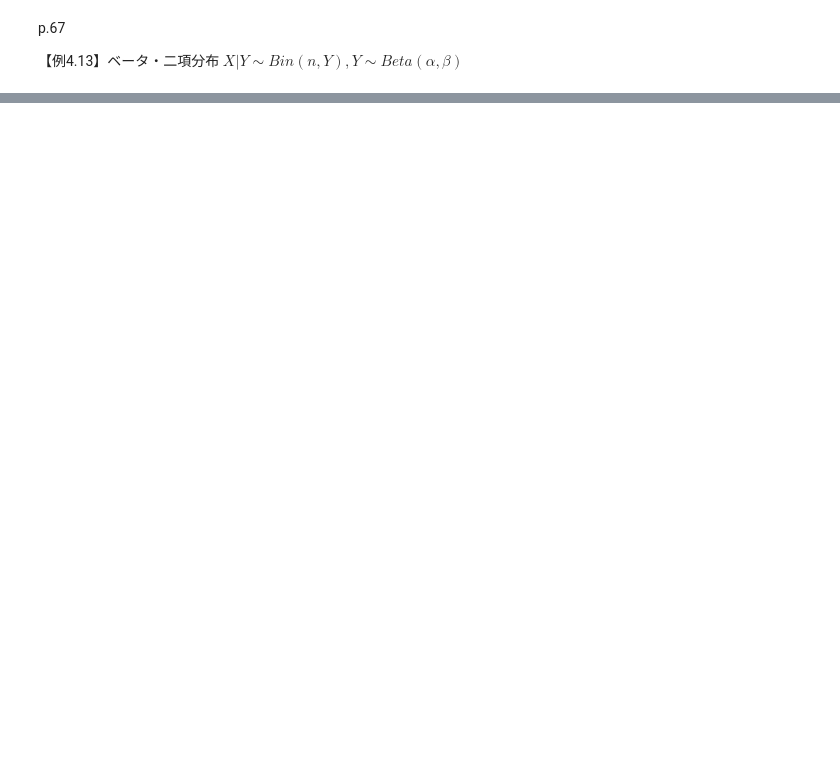
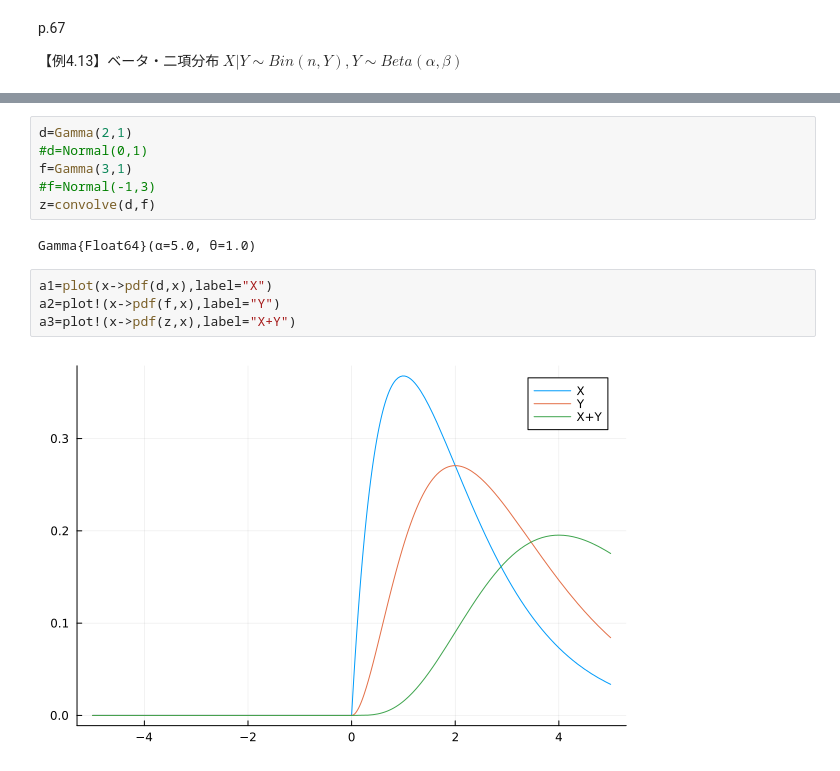
Before and after one commit to shimizudan/20230416dist, a Jupyter notebook: 417.ipynb, the cells around one changed output, grey strips where cells are left out. Saved outputs shown, nothing was run; the diff lists cells and outputs as text; blank space fills up the shorter version.

```diff
--- a/417.ipynb
+++ b/417.ipynb
@@ -12,0 +62,14 @@ surface(0:1:100, 0:.1:1, (x,y) ->  pdf(Binomial(n, y) ,x)*pdf(Beta(α,β),y),col
+# %%
+d=Gamma(2,1)
+#d=Normal(0,1)
+f=Gamma(3,1)
+#f=Normal(-1,3)
+z=convolve(d,f)
+# %% [output]
+Gamma{Float64}(α=5.0, θ=1.0)
+# %%
+a1=plot(x->pdf(d,x),label="X")
+a2=plot!(x->pdf(f,x),label="Y")
+a3=plot!(x->pdf(z,x),label="X+Y")
+# %% [output]
+[figure, added]
```
Also changed, not shown: parts of 9 cells of this notebook.
